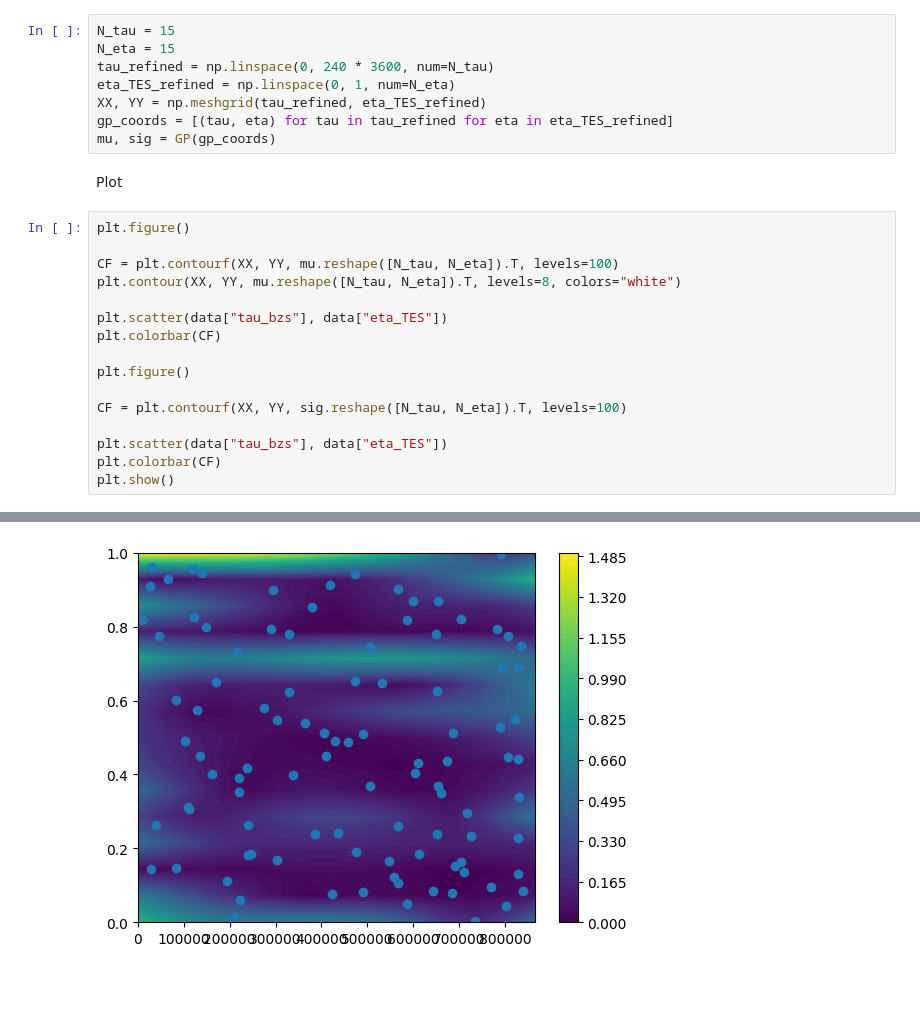
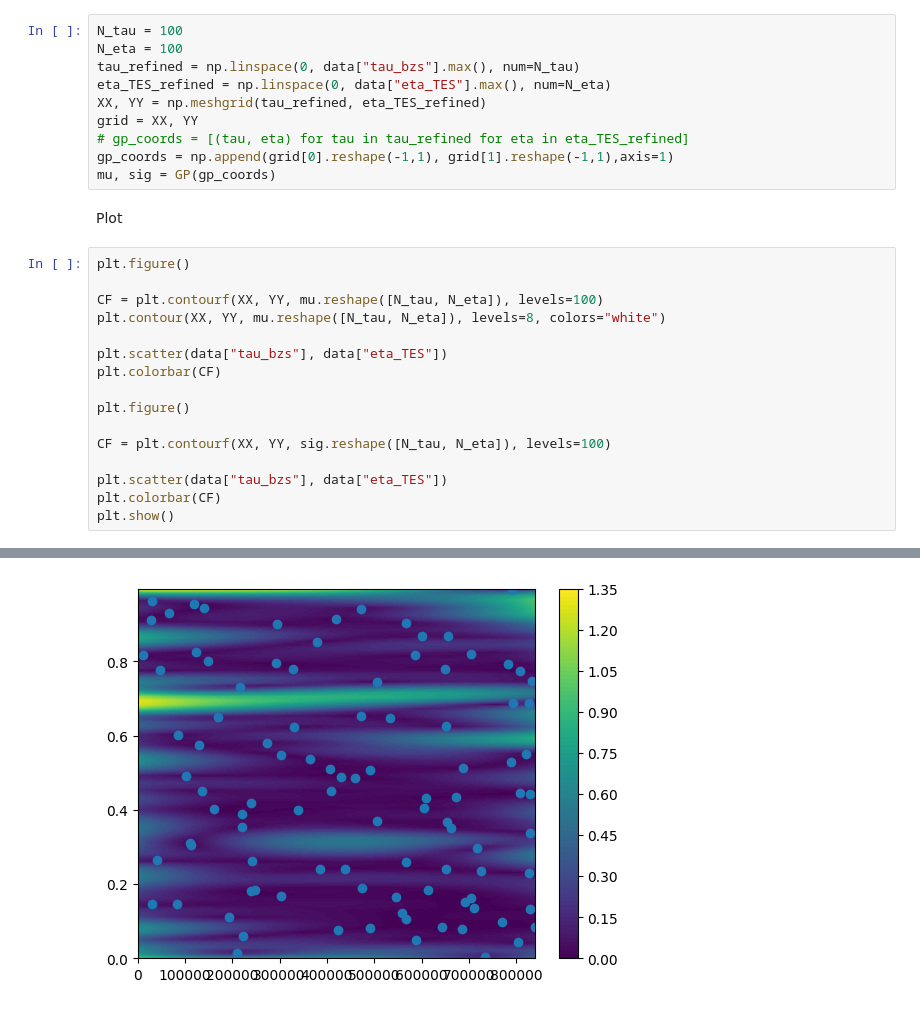
Before and after one commit to SamueleMeschini/fc-results, a Jupyter notebook: step_results.ipynb, the cells around one changed output, grey strips where cells are left out. Cells and saved outputs as stored; diff of their text form.

Commit message:
added notebook for 2d contours

```diff
--- a/step_results.ipynb
+++ b/step_results.ipynb
@@ -16,27 +16,29 @@ GP = GpRegressor(training_points, data["I_stkg"], kernel=SquaredExponential)
 # %% [markdown]
 Sample space for plotting
 # %%
-N_tau = 15
-N_eta = 15
-tau_refined = np.linspace(0, 240 * 3600, num=N_tau)
-eta_TES_refined = np.linspace(0, 1, num=N_eta)
+N_tau = 100
+N_eta = 100
+tau_refined = np.linspace(0, data["tau_bzs"].max(), num=N_tau)
+eta_TES_refined = np.linspace(0, data["eta_TES"].max(), num=N_eta)
 XX, YY = np.meshgrid(tau_refined, eta_TES_refined)
-gp_coords = [(tau, eta) for tau in tau_refined for eta in eta_TES_refined]
+grid = XX, YY
+# gp_coords = [(tau, eta) for tau in tau_refined for eta in eta_TES_refined]
+gp_coords = np.append(grid[0].reshape(-1,1), grid[1].reshape(-1,1),axis=1)
 mu, sig = GP(gp_coords)
 # %% [markdown]
 Plot
 # %%
 plt.figure()
 
-CF = plt.contourf(XX, YY, mu.reshape([N_tau, N_eta]).T, levels=100)
-plt.contour(XX, YY, mu.reshape([N_tau, N_eta]).T, levels=8, colors="white")
+CF = plt.contourf(XX, YY, mu.reshape([N_tau, N_eta]), levels=100)
+plt.contour(XX, YY, mu.reshape([N_tau, N_eta]), levels=8, colors="white")
 
 plt.scatter(data["tau_bzs"], data["eta_TES"])
 plt.colorbar(CF)
 
 plt.figure()
 
-CF = plt.contourf(XX, YY, sig.reshape([N_tau, N_eta]).T, levels=100)
+CF = plt.contourf(XX, YY, sig.reshape([N_tau, N_eta]), levels=100)
 
 plt.scatter(data["tau_bzs"], data["eta_TES"])
 plt.colorbar(CF)
@@ -46 +48 @@ plt.show()
-[figure, old version]
+[figure, new version]
```
Also changed, not shown: parts of 1 cell of this notebook.
